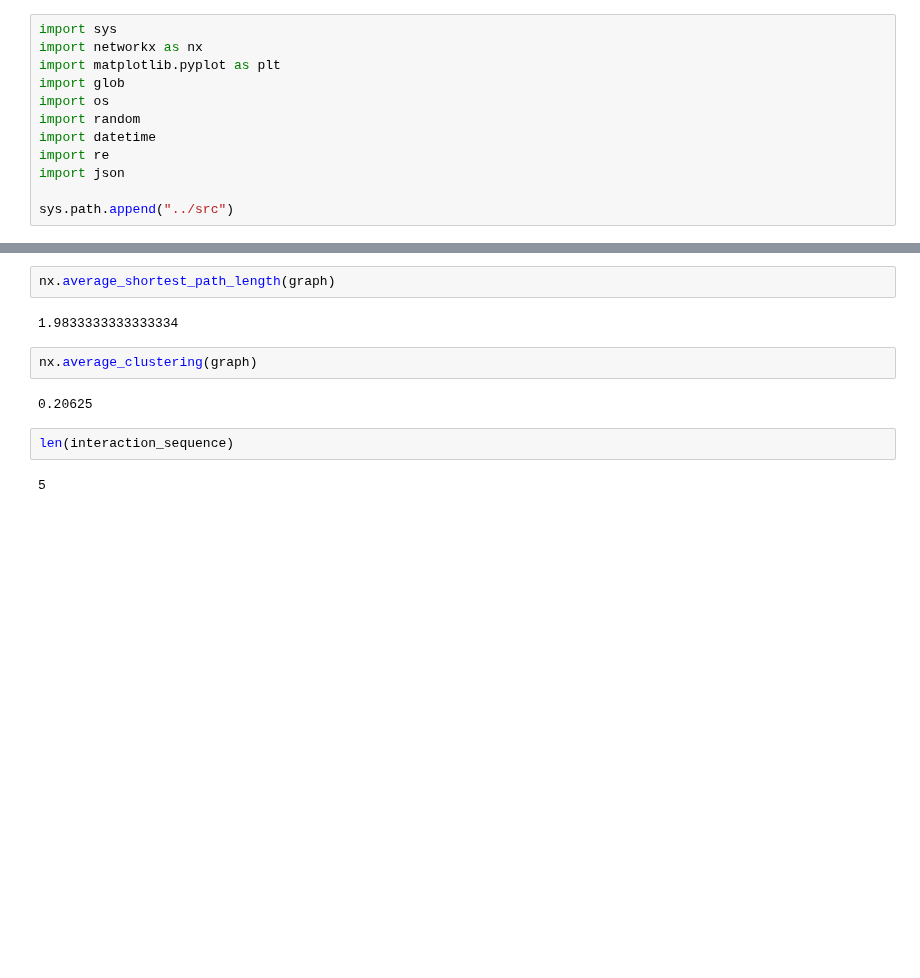
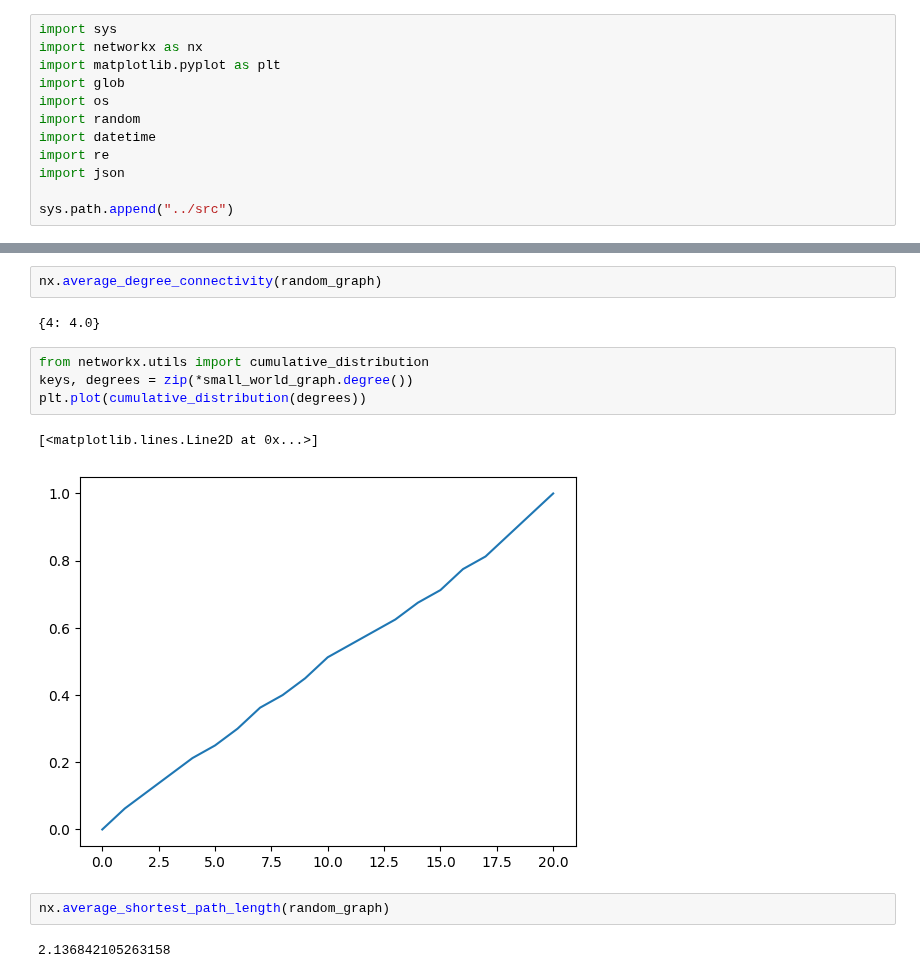
Before and after one commit to comanlab/gentopo, a Jupyter notebook: scripts/playground.ipynb, the cells around one changed output, grey strips where cells are left out. Drawn from its saved outputs; the diff is of its cells as text; blank space fills up the shorter version.

```diff
--- a/scripts/playground.ipynb
+++ b/scripts/playground.ipynb
@@ -120,12 +196,15 @@ Interaction sequence for 5 rounds found:
+# %%
+nx.average_degree_connectivity(random_graph)
+# %% [output]
+{4: 4.0}
+# %%
+from networkx.utils import cumulative_distribution
+keys, degrees = zip(*small_world_graph.degree())
+plt.plot(cumulative_distribution(degrees))
+# %% [output]
+[<matplotlib.lines.Line2D at 0x...>]
+[figure, added]
 # %%
-nx.average_shortest_path_length(graph)
+nx.average_shortest_path_length(random_graph)
 # %% [output]
-1.9833333333333334
+2.136842105263158
-# %%
-nx.average_clustering(graph)
-# %% [output]
-0.20625
-# %%
-len(interaction_sequence)
-# %% [output]
-5
```
Also changed, not shown: parts of 7 cells of this notebook, 3 other files.
